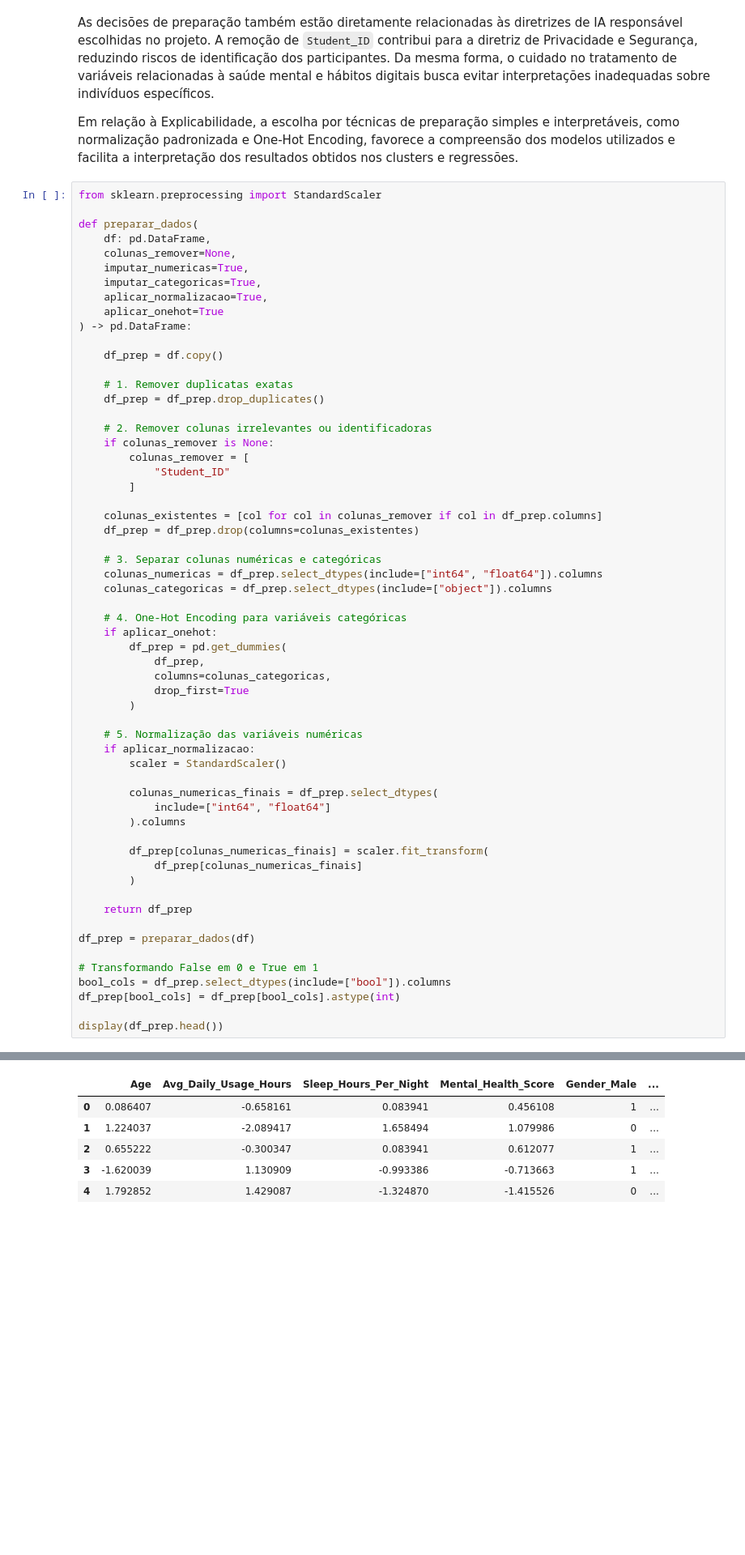
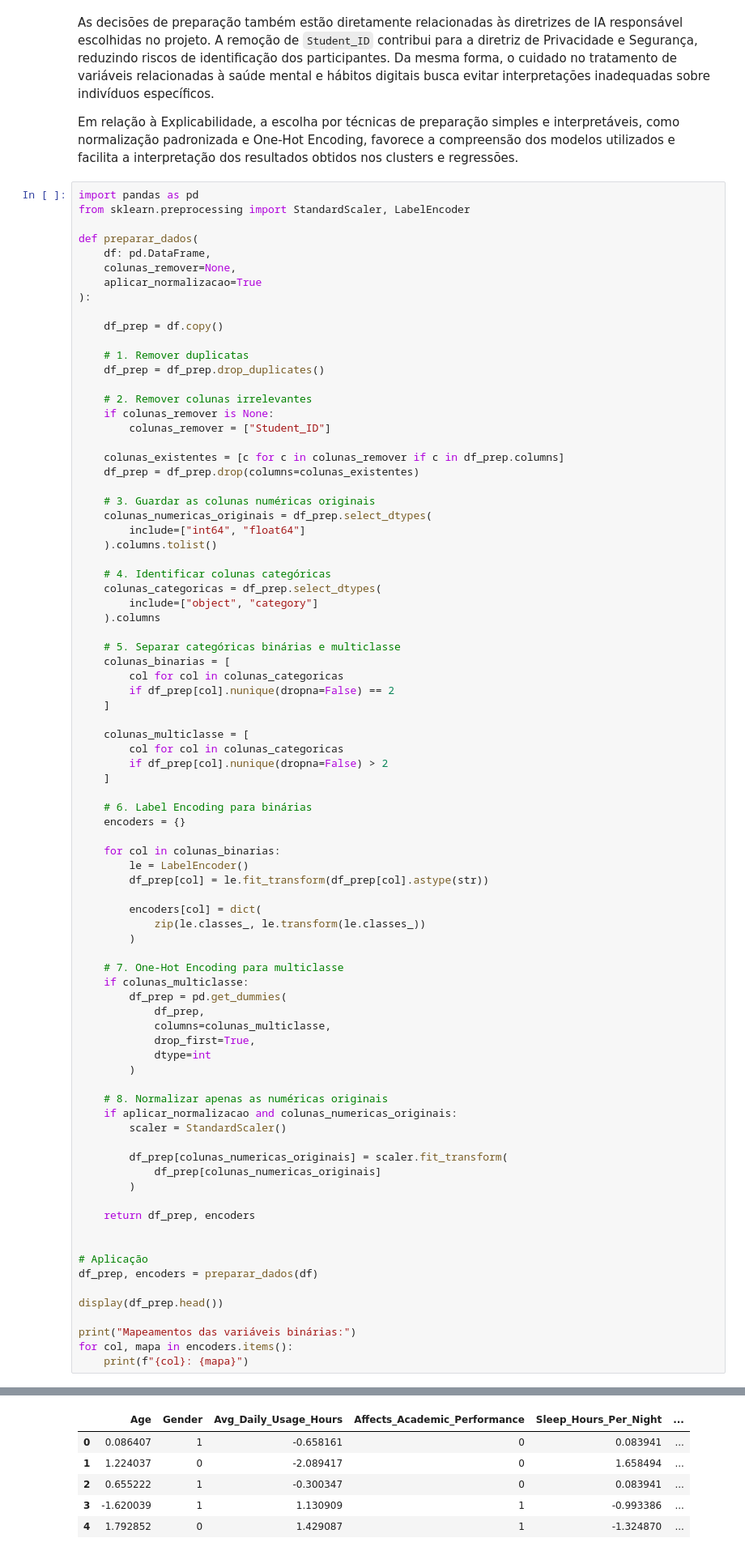
Before and after one commit to carolinabarcellos/ProjetoMineracao, a Jupyter notebook: projeto_md.ipynb, the cells around one changed output, grey strips where cells are left out. Shown at 81% size. Drawn from its saved outputs; the diff is of its cells as text; blank space fills up the shorter version.

```diff
--- a/projeto_md.ipynb
+++ b/projeto_md.ipynb
@@ -468,63 +469,86 @@ As decisões de preparação também estão diretamente relacionadas às diretri
 
 Em relação à Explicabilidade, a escolha por técnicas de preparação simples e interpretáveis, como normalização padronizada e One-Hot Encoding, favorece a compreensão dos modelos utilizados e facilita a interpretação dos resultados obtidos nos clusters e regressões.
 # %%
-from sklearn.preprocessing import StandardScaler
+import pandas as pd
+from sklearn.preprocessing import StandardScaler, LabelEncoder
 
 def preparar_dados(
     df: pd.DataFrame,
     colunas_remover=None,
-    imputar_numericas=True,
-    imputar_categoricas=True,
-    aplicar_normalizacao=True,
-    aplicar_onehot=True
-) -> pd.DataFrame:
+    aplicar_normalizacao=True
+):
 
     df_prep = df.copy()
 
-    # 1. Remover duplicatas exatas
+    # 1. Remover duplicatas
     df_prep = df_prep.drop_duplicates()
 
-    # 2. Remover colunas irrelevantes ou identificadoras
+    # 2. Remover colunas irrelevantes
     if colunas_remover is None:
-        colunas_remover = [
-            "Student_ID"
-        ]
+        colunas_remover = ["Student_ID"]
 
-    colunas_existentes = [col for col in colunas_remover if col in df_prep.columns]
+    colunas_existentes = [c for c in colunas_remover if c in df_prep.columns]
     df_prep = df_prep.drop(columns=colunas_existentes)
 
-    # 3. Separar colunas numéricas e categóricas
-    colunas_numericas = df_prep.select_dtypes(include=["int64", "float64"]).columns
-    colunas_categoricas = df_prep.select_dtypes(include=["object"]).columns
+    # 3. Guardar as colunas numéricas originais
+    colunas_numericas_originais = df_prep.select_dtypes(
+        include=["int64", "float64"]
+    ).columns.tolist()
 
-    # 4. One-Hot Encoding para variáveis categóricas
-    if aplicar_onehot:
+    # 4. Identificar colunas categóricas
+    colunas_categoricas = df_prep.select_dtypes(
+        include=["object", "category"]
+    ).columns
+
+    # 5. Separar categóricas binárias e multiclasse
+    colunas_binarias = [
+        col for col in colunas_categoricas
+        if df_prep[col].nunique(dropna=False) == 2
+    ]
+
+    colunas_multiclasse = [
+        col for col in colunas_categoricas
+        if df_prep[col].nunique(dropna=False) > 2
+    ]
+
+    # 6. Label Encoding para binárias
+    encoders = {}
+
+    for col in colunas_binarias:
+        le = LabelEncoder()
+        df_prep[col] = le.fit_transform(df_prep[col].astype(str))
+
+        encoders[col] = dict(
+            zip(le.classes_, le.transform(le.classes_))
+        )
+
+    # 7. One-Hot Encoding para multiclasse
+    if colunas_multiclasse:
         df_prep = pd.get_dummies(
             df_prep,
-            columns=colunas_categoricas,
-            drop_first=True
+            columns=colunas_multiclasse,
+            drop_first=True,
+            dtype=int
         )
 
-    # 5. Normalização das variáveis numéricas
-    if aplicar_normalizacao:
+    # 8. Normalizar apenas as numéricas originais
+    if aplicar_normalizacao and colunas_numericas_originais:
         scaler = StandardScaler()
 
-        colunas_numericas_finais = df_prep.select_dtypes(
-            include=["int64", "float64"]
-        ).columns
-
-        df_prep[colunas_numericas_finais] = scaler.fit_transform(
-            df_prep[colunas_numericas_finais]
+        df_prep[colunas_numericas_originais] = scaler.fit_transform(
+            df_prep[colunas_numericas_originais]
         )
 
-    return df_prep
+    return df_prep, encoders
 
-df_prep = preparar_dados(df)
 
-# Transformando False em 0 e True em 1
-bool_cols = df_prep.select_dtypes(include=["bool"]).columns
-df_prep[bool_cols] = df_prep[bool_cols].astype(int)
+# Aplicação
+df_prep, encoders = preparar_dados(df)
 
 display(df_prep.head())
+
+print("Mapeamentos das variáveis binárias:")
+for col, mapa in encoders.items():
+    print(f"{col}: {mapa}")
 # %% [output]
 See https://pandas.pydata.org/docs/user_guide/migration-3-strings.html#string-migration-select-dtypes for details on how to write code that works with pandas 2 and 3.
@@ -532,7 +556,7 @@ See https://pandas.pydata.org/docs/user_guide/migration-3-strings.html#string-mi
-|  | Age | Avg_Daily_Usage_Hours | Sleep_Hours_Per_Night | Mental_Health_Score | Gender_Male | ... |
-| 0 | 0.086407 | -0.658161 | 0.083941 | 0.456108 | 1 | ... |
-| 1 | 1.224037 | -2.089417 | 1.658494 | 1.079986 | 0 | ... |
-| 2 | 0.655222 | -0.300347 | 0.083941 | 0.612077 | 1 | ... |
-| 3 | -1.620039 | 1.130909 | -0.993386 | -0.713663 | 1 | ... |
-| 4 | 1.792852 | 1.429087 | -1.324870 | -1.415526 | 0 | ... |
+|  | Age | Gender | Avg_Daily_Usage_Hours | Affects_Academic_Performance | Sleep_Hours_Per_Night | ... |
+| 0 | 0.086407 | 1 | -0.658161 | 0 | 0.083941 | ... |
+| 1 | 1.224037 | 0 | -2.089417 | 0 | 1.658494 | ... |
+| 2 | 0.655222 | 1 | -0.300347 | 0 | 0.083941 | ... |
+| 3 | -1.620039 | 1 | 1.130909 | 1 | -0.993386 | ... |
+| 4 | 1.792852 | 0 | 1.429087 | 1 | -1.324870 | ... |
 5 rows × 131 columns
```
Also changed, not shown: parts of 3 cells of this notebook.
